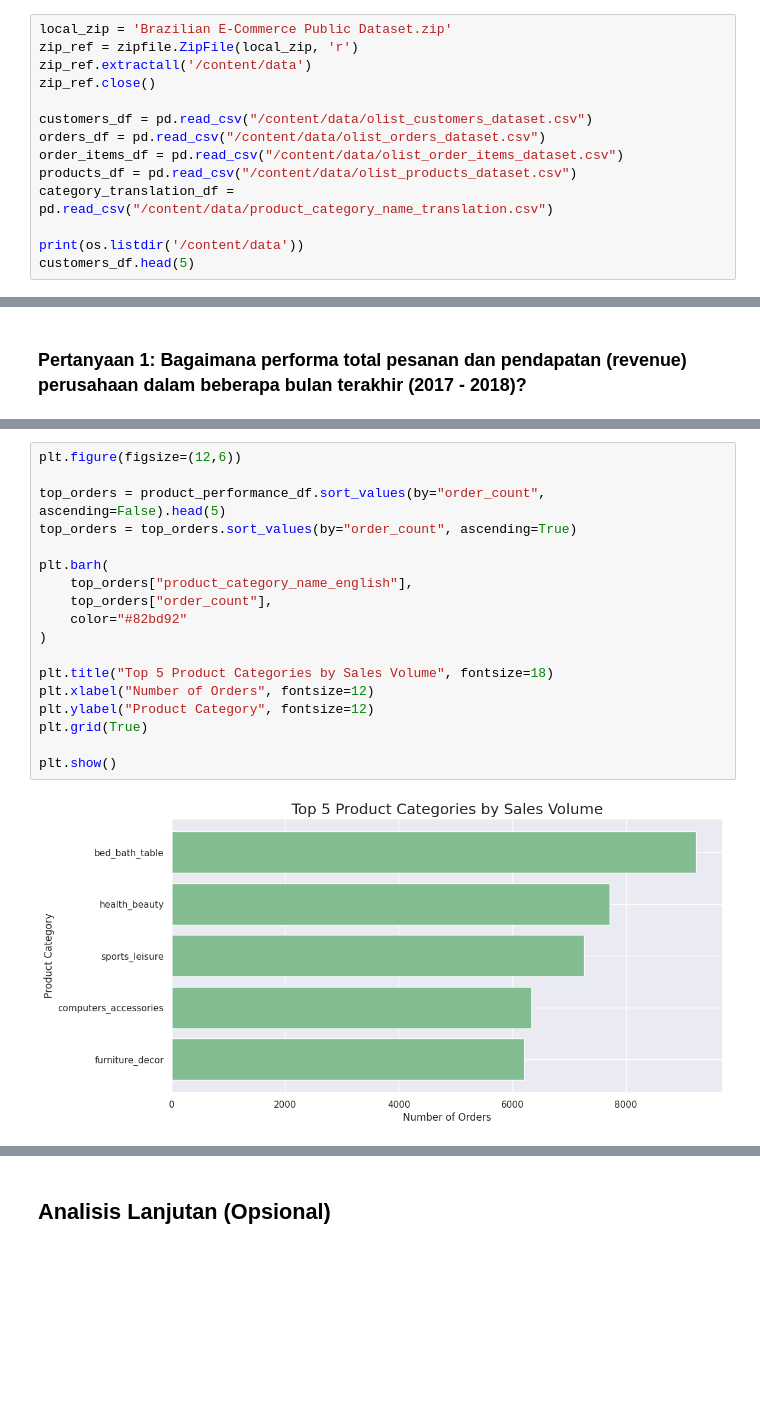
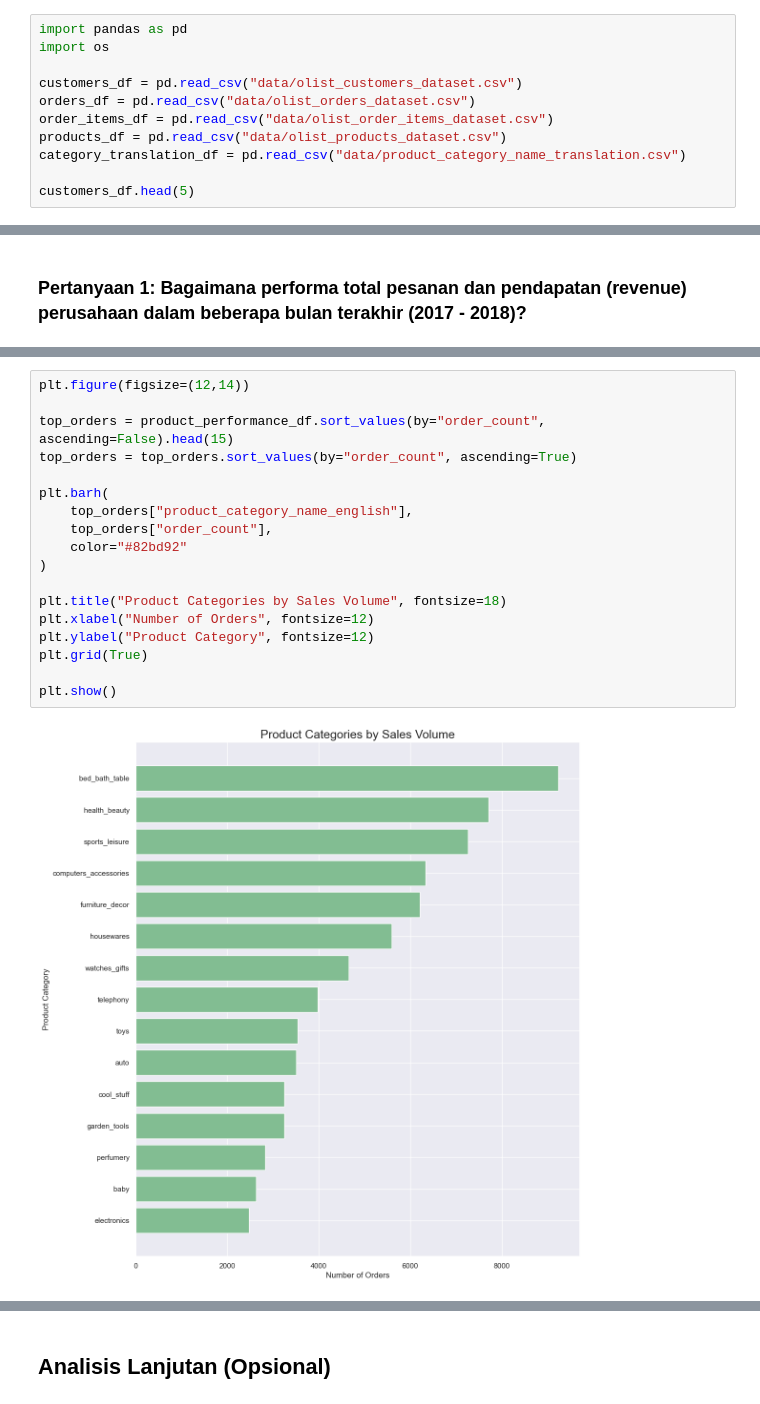
Before and after one commit to akmalhen/brazilian-ecommerce-analysis, a Jupyter notebook: notebook.ipynb, the cells around one changed output, grey strips where cells are left out. Drawn from its saved outputs; the diff is of its cells as text; blank space fills up the shorter version.

```diff
--- a/notebook.ipynb
+++ b/notebook.ipynb
@@ -34,17 +34,14 @@ sns.set(style='dark')
 
   - Setelah memahami kolom (primary-key dan lainnya) pada masing-masing tabel, kita melakukan penggabungan data (merge) secara bertahap. Pertama, kita menggabungkan orders_df dengan customers_df menggunakan metode left join dengan kolom customer_id sebagai primary-key nya. Hasil penggabungan ini disimpan ke dalam variabel main_df. Selanjutnya, main_df digabungkan kembali dengan order_items_df menggunakan primary-key order_id, lalu digabungkan dengan products_df menggunakan primary-key product_id, dan terakhir dengan category_translation_df menggunakan primary-key product_category_name untuk mendapatkan nama kategori dalam Bahasa Inggris agar mudah dipahami.
 # %%
-local_zip = 'Brazilian E-Commerce Public Dataset.zip'
-zip_ref = zipfile.ZipFile(local_zip, 'r')
-zip_ref.extractall('/content/data')
-zip_ref.close()
+import pandas as pd
+import os
 
-customers_df = pd.read_csv("/content/data/olist_customers_dataset.csv")
-orders_df = pd.read_csv("/content/data/olist_orders_dataset.csv")
-order_items_df = pd.read_csv("/content/data/olist_order_items_dataset.csv")
-products_df = pd.read_csv("/content/data/olist_products_dataset.csv")
-category_translation_df = pd.read_csv("/content/data/product_category_name_translation.csv")
+customers_df = pd.read_csv("data/olist_customers_dataset.csv")
+orders_df = pd.read_csv("data/olist_orders_dataset.csv")
+order_items_df = pd.read_csv("data/olist_order_items_dataset.csv")
+products_df = pd.read_csv("data/olist_products_dataset.csv")
+category_translation_df = pd.read_csv("data/product_category_name_translation.csv")
 
-print(os.listdir('/content/data'))
 customers_df.head(5)
 # %% [output]
@@ -528,21 +523,21 @@ plt.show()
 # %%
-plt.figure(figsize=(12,6))
+plt.figure(figsize=(12,14))
 
-top_orders = product_performance_df.sort_values(by="order_count", ascending=False).head(5)
+top_orders = product_performance_df.sort_values(by="order_count", ascending=False).head(15)
 top_orders = top_orders.sort_values(by="order_count", ascending=True)
 
 plt.barh(
     top_orders["product_category_name_english"],
     top_orders["order_count"],
     color="#82bd92"
 )
 
-plt.title("Top 5 Product Categories by Sales Volume", fontsize=18)
+plt.title("Product Categories by Sales Volume", fontsize=18)
 plt.xlabel("Number of Orders", fontsize=12)
 plt.ylabel("Product Category", fontsize=12)
 plt.grid(True)
 
 plt.show()
 # %% [output]
-[figure, old version]
+[figure, new version]
 # %%
```
Also changed, not shown: parts of 20 cells of this notebook, 6 other files.
